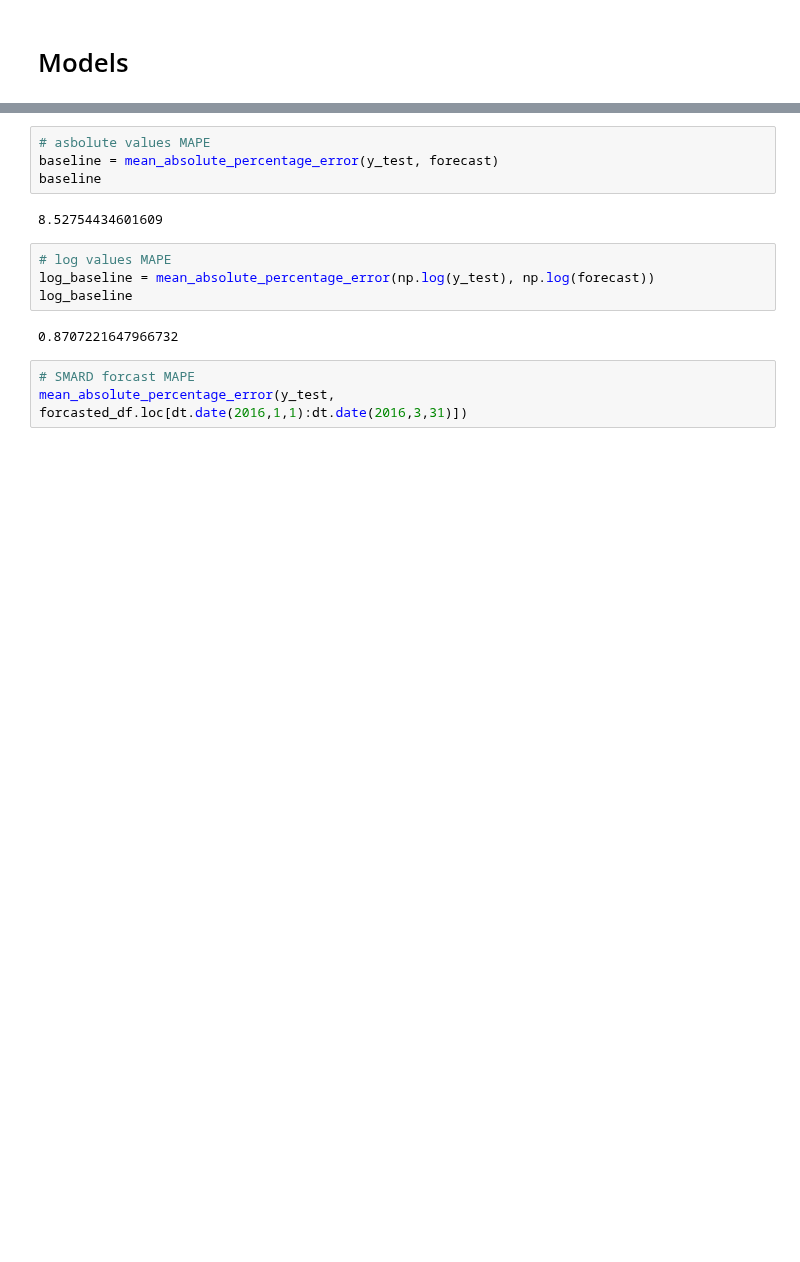
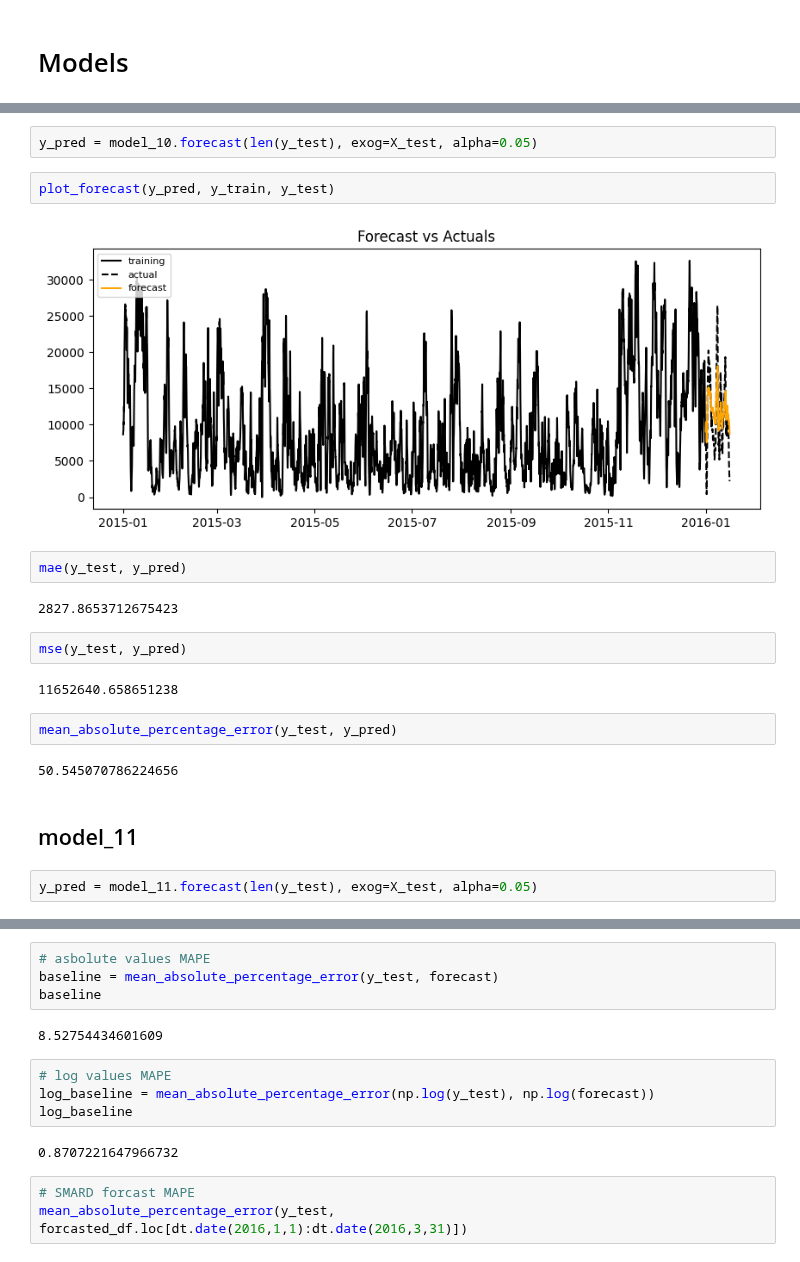
Before and after one commit to HaukeFock/predict_energy_generation, a Jupyter notebook: notebooks/rodrigo_sarimax.ipynb, the cells around one changed output, grey strips where cells are left out. Cells and saved outputs as stored; diff of their text form; blank space fills up the shorter version.

```diff
--- a/notebooks/rodrigo_sarimax.ipynb
+++ b/notebooks/rodrigo_sarimax.ipynb
@@ -249,0 +313,22 @@ plot_forecast(forecast, y_train, y_test)
+# %%
+y_pred = model_10.forecast(len(y_test), exog=X_test, alpha=0.05)
+# %%
+plot_forecast(y_pred, y_train, y_test)
+# %% [output]
+[figure, added]
+# %%
+mae(y_test, y_pred)
+# %% [output]
+2827.8653712675423
+# %%
+mse(y_test, y_pred)
+# %% [output]
+11652640.658651238
+# %%
+mean_absolute_percentage_error(y_test, y_pred)
+# %% [output]
+50.545070786224656
+# %% [markdown]
+## model_11
+# %%
+y_pred = model_11.forecast(len(y_test), exog=X_test, alpha=0.05)
```
Also changed, not shown: parts of 43 cells of this notebook, 1 other file.
